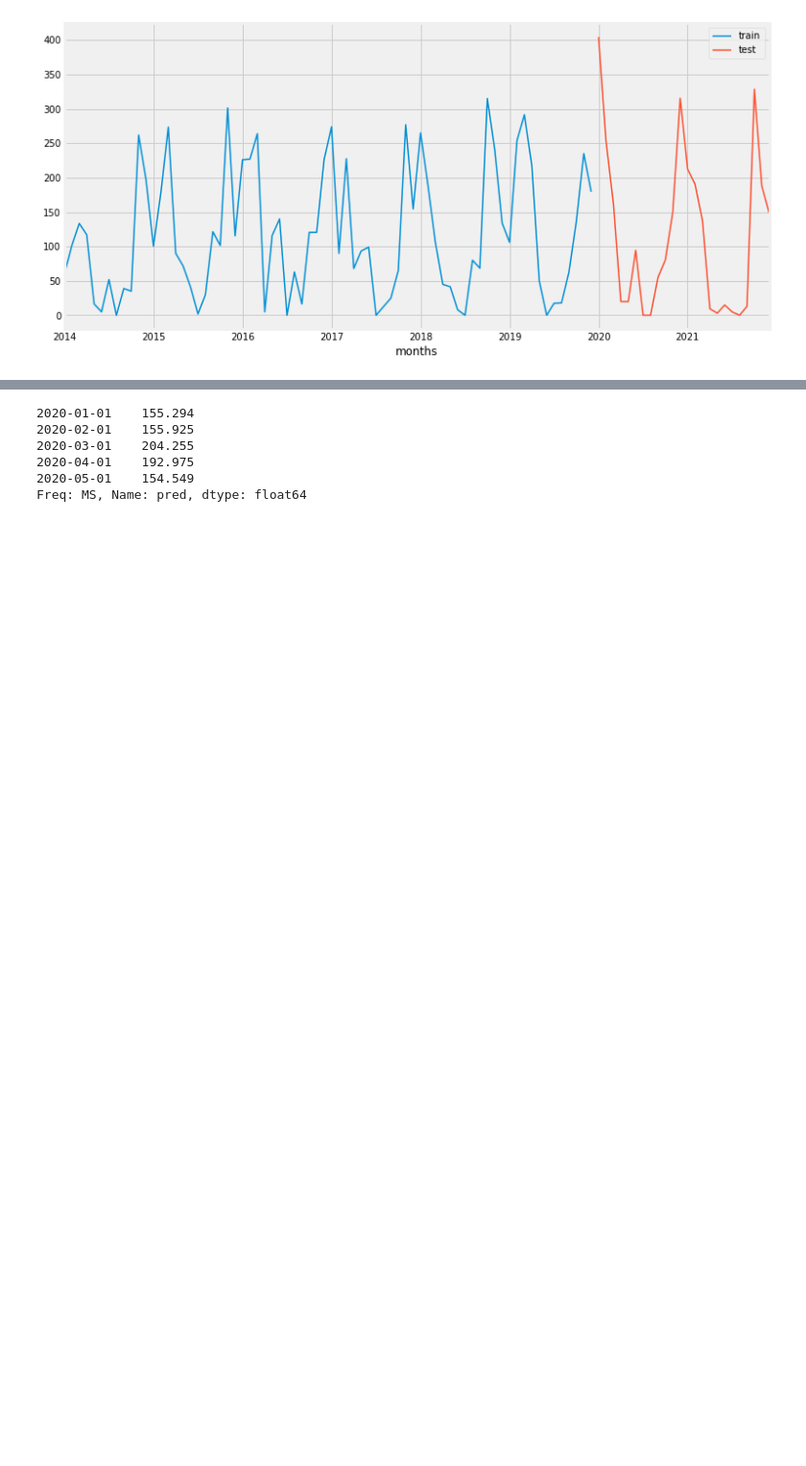
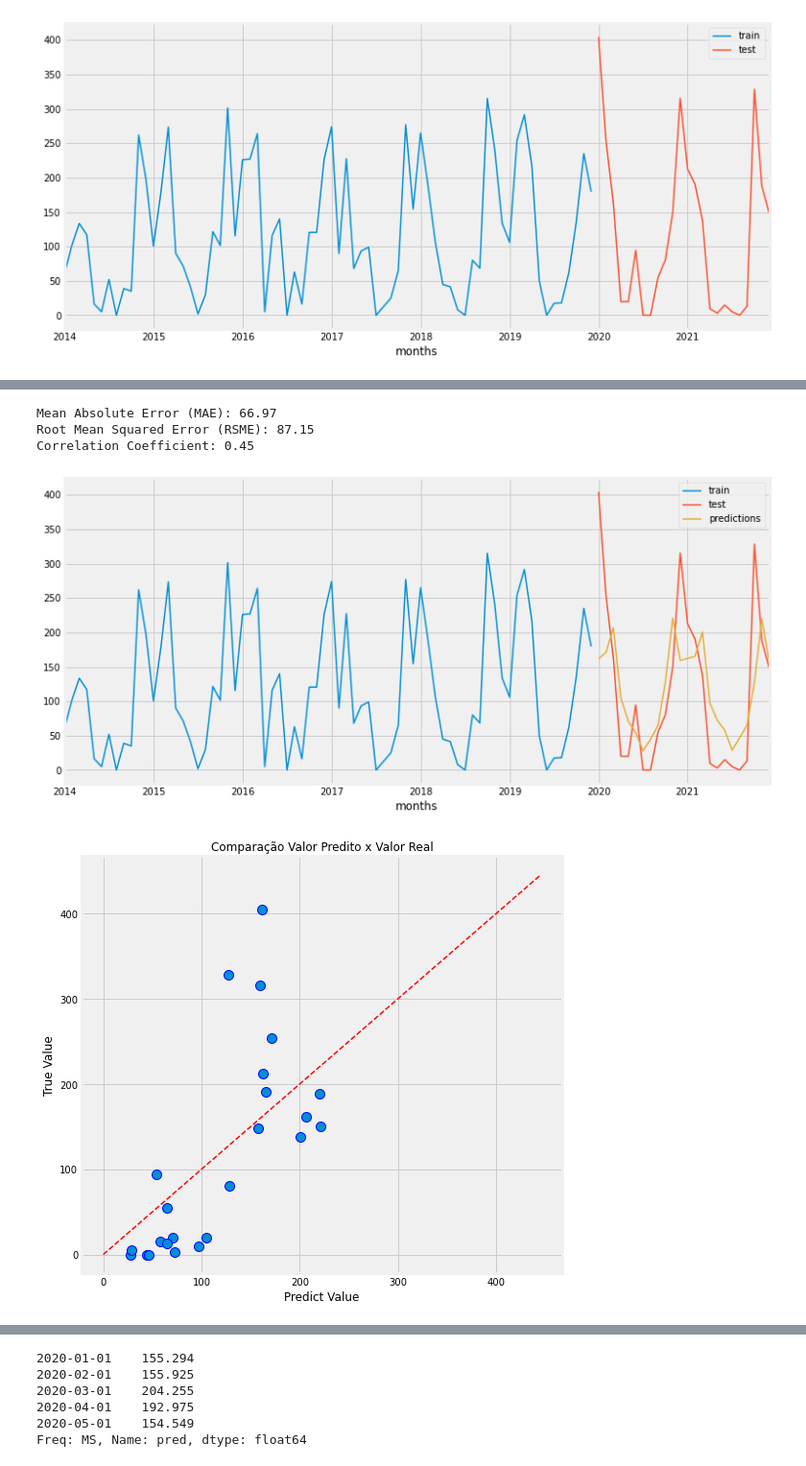
Before and after one commit to Os-Pythaon-Turma-815/neural_networks_project, a Jupyter notebook: notebooks/models.ipynb, the cells around one changed output, grey strips where cells are left out. Shown: that part at 96% size. Saved outputs shown, nothing was run; the diff lists cells and outputs as text; code cells hidden in the pictures; blank space fills up the shorter version.

```diff
--- a/notebooks/models.ipynb
+++ b/notebooks/models.ipynb
@@ -112,0 +217,63 @@ Test dates  : 2020-01-01 00:00:00 --- 2021-12-01 00:00:00  (n=24)
+# %%
+order = results_grid.iloc[0,2]
+order_s = results_grid.iloc[0,3]
+trend = results_grid.iloc[0,4]
+
+modelo = SARIMAX(data_train, order = order, seasonal_order= order_s, trend = trend)
+
+results = modelo.fit()
+
+predictions = results.predict(start = len(data_train), end=len(data_train)+len(data_test)-1)
+# %%
+# Plot
+# ==============================================================================
+fig, ax = plt.subplots(figsize=(12,6))
+data_train['monhtly_avg'].plot(ax=ax, label='train')
+data_test['monhtly_avg'].plot(ax=ax, label='test')
+predictions.plot(ax=ax, label='predictions')
+ax.legend();
+
+error_mse = mean_squared_error(
+                y_true = data_test,
+                y_pred = predictions
+            )
+
+error_mae = mean_absolute_error(
+                y_true = data_test,
+                y_pred = predictions
+            )
+
+rsmes.append(error_mse**0.5)
+
+maes.append(error_mae)
+
+print(f"Mean Absolute Error (MAE): {error_mae:.2f}")
+
+print(f"Root Mean Squared Error (RSME): {error_mse**0.5:.2f}")
+
+print(f"Correlation Coefficient: {r2_score(data_test, predictions):.2f}")
+r2s.append(r2_score(data_test, predictions))
+
+
+
+
+# Vamos criar um gráfico para comparar os Valores Reais com os Preditos
+fig = plt.figure(figsize=(8,8))
+l = plt.plot(predictions.values, data_test.values, 'bo')
+plt.setp(l, markersize=10)
+plt.setp(l, markerfacecolor='C0')
+plt.title('Comparação Valor Predito x Valor Real', fontsize=12)
+plt.ylabel("True Value", fontsize=12)
+plt.xlabel("Predict Value", fontsize=12)
+
+# mostra os valores preditos e originais
+xl = np.arange(min(data_test.values), 1.2*max(data_test.values),(max(data_test.values)-min(data_test.values))/10)
+yl = xl
+plt.plot(xl, yl, 'r--')
+plt.show()
+# %% [output]
+Mean Absolute Error (MAE): 66.97
+Root Mean Squared Error (RSME): 87.15
+Correlation Coefficient: 0.45
+[figure, added]
+[figure, added]
```
Also changed, not shown: parts of 18 cells of this notebook.
